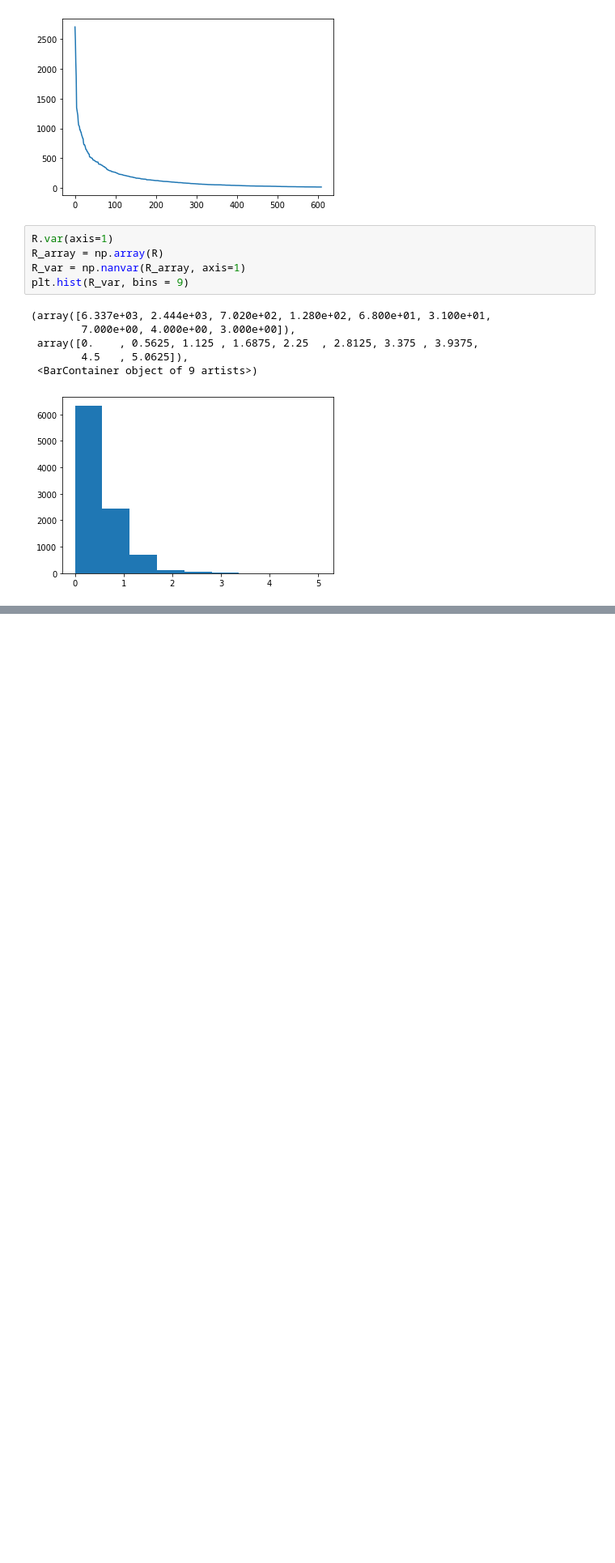
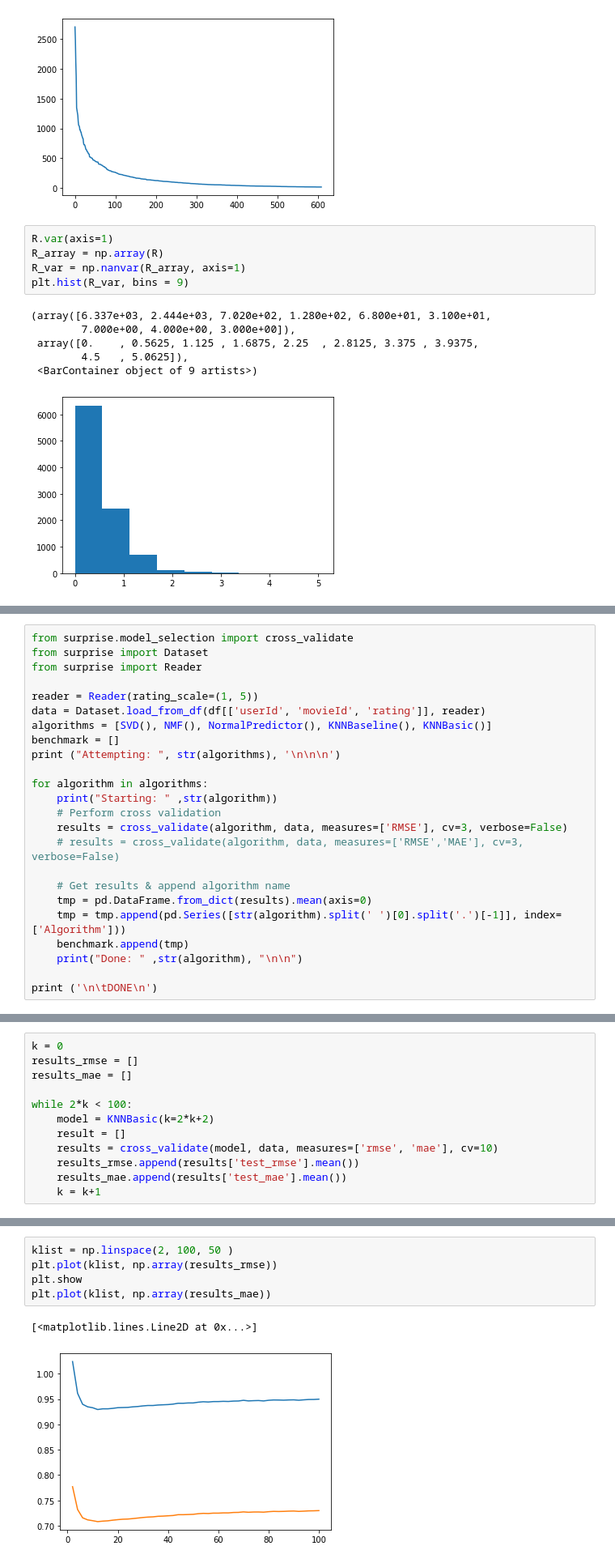
Before and after one commit to zhz03/ECE219_data_mining_project, a Jupyter notebook: Project_3/Project3_sp.ipynb, the cells around one changed output, grey strips where cells are left out. Shown at 81% size. Cells and saved outputs as stored; diff of their text form; blank space fills up the shorter version.

```diff
--- a/Project_3/Project3_sp.ipynb
+++ b/Project_3/Project3_sp.ipynb
@@ -71,0 +95,24 @@ plt.hist(R_var, bins = 9)
+# %%
+from surprise.model_selection import cross_validate
+from surprise import Dataset
+from surprise import Reader
+
+reader = Reader(rating_scale=(1, 5))
+data = Dataset.load_from_df(df[['userId', 'movieId', 'rating']], reader)
+algorithms = [SVD(), NMF(), NormalPredictor(), KNNBaseline(), KNNBasic()]
+benchmark = []
+print ("Attempting: ", str(algorithms), '\n\n\n')
+
+for algorithm in algorithms:
+    print("Starting: " ,str(algorithm))
+    # Perform cross validation
+    results = cross_validate(algorithm, data, measures=['RMSE'], cv=3, verbose=False)
+    # results = cross_validate(algorithm, data, measures=['RMSE','MAE'], cv=3, verbose=False)
+
+    # Get results & append algorithm name
+    tmp = pd.DataFrame.from_dict(results).mean(axis=0)
+    tmp = tmp.append(pd.Series([str(algorithm).split(' ')[0].split('.')[-1]], index=['Algorithm']))
+    benchmark.append(tmp)
+    print("Done: " ,str(algorithm), "\n\n")
+
+print ('\n\tDONE\n')
@@ -71,0 +148,12 @@ plt.hist(R_var, bins = 9)
+# %%
+k = 0
+results_rmse = []
+results_mae = []
+
+while 2*k < 100:
+    model = KNNBasic(k=2*k+2)
+    result = []
+    results = cross_validate(model, data, measures=['rmse', 'mae'], cv=10)
+    results_rmse.append(results['test_rmse'].mean())
+    results_mae.append(results['test_mae'].mean())
+    k = k+1
@@ -71,0 +178,8 @@ plt.hist(R_var, bins = 9)
+# %%
+klist = np.linspace(2, 100, 50 )
+plt.plot(klist, np.array(results_rmse))
+plt.show
+plt.plot(klist, np.array(results_mae))
+# %% [output]
+[<matplotlib.lines.Line2D at 0x...>]
+[figure, added]
```
Also changed, not shown: parts of 6 cells of this notebook, 2 other files.
